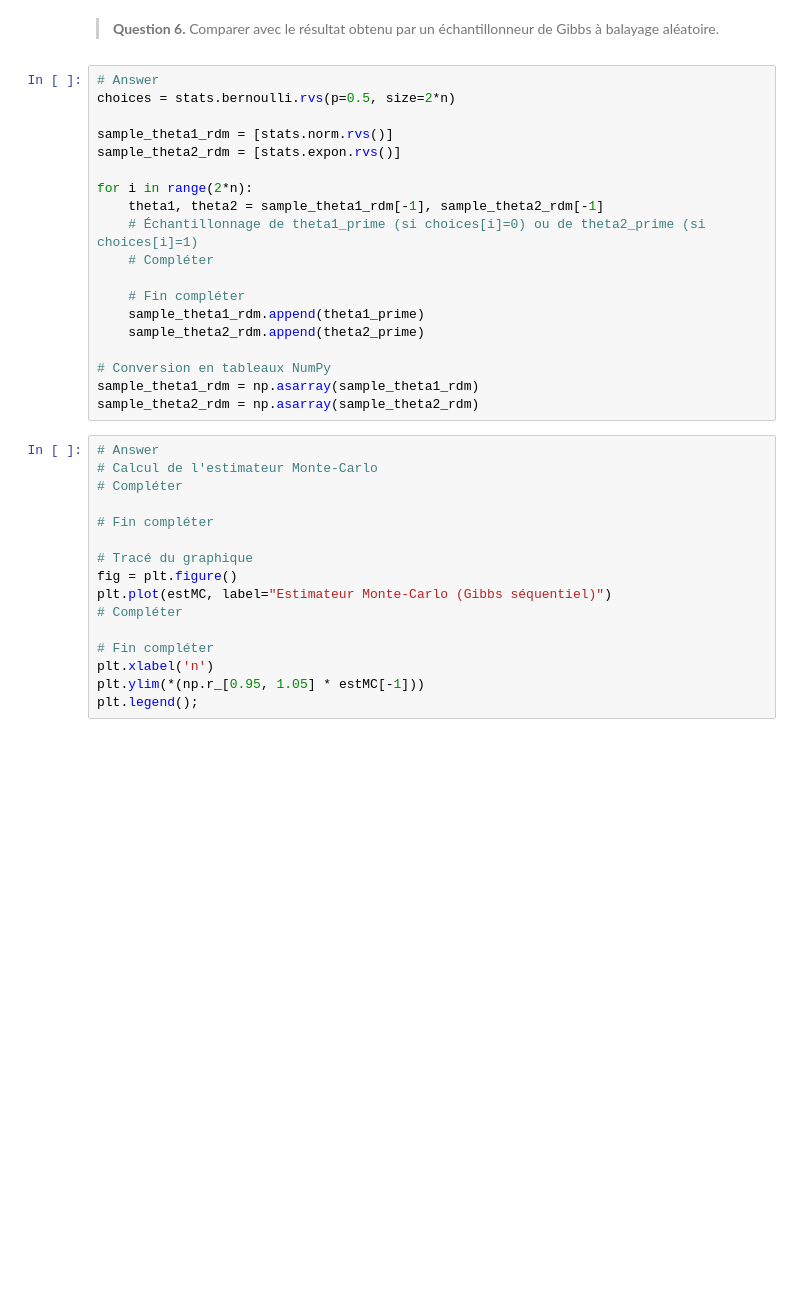
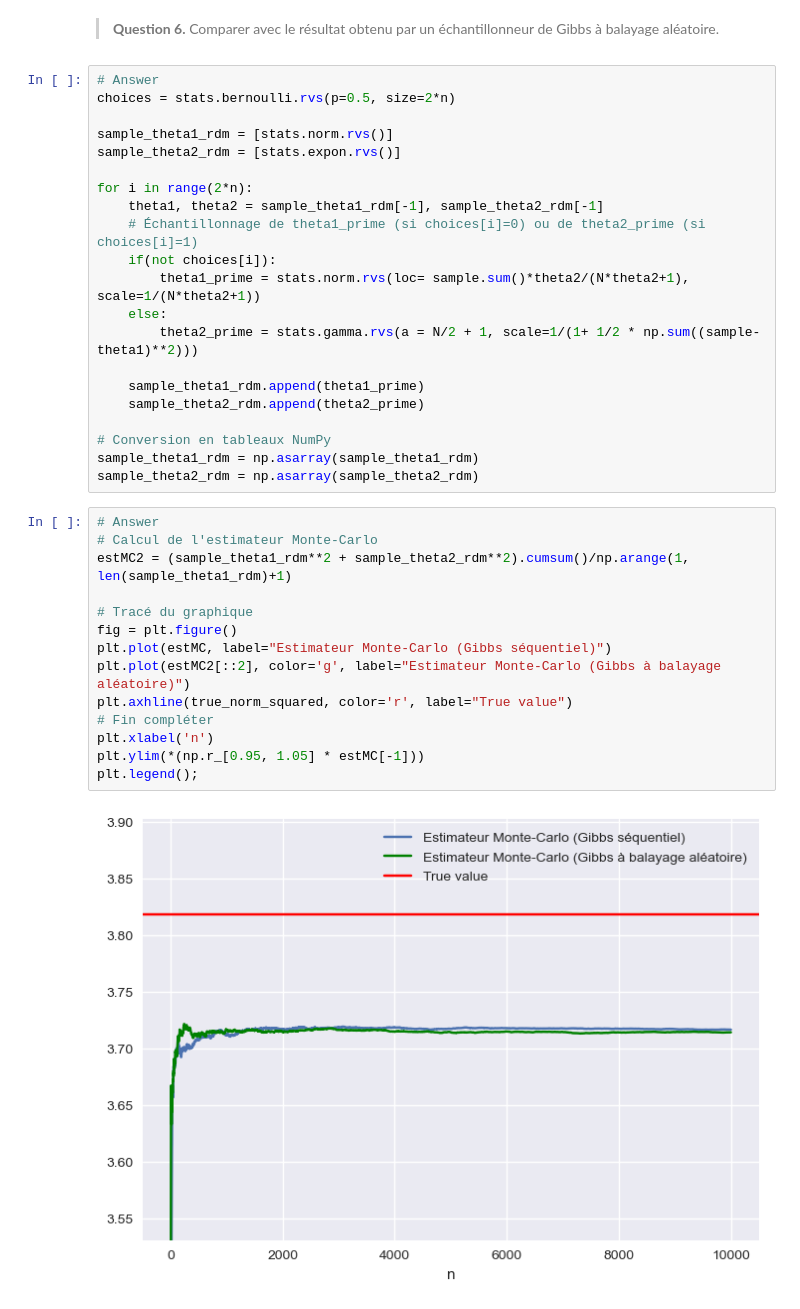
Before and after one commit to PolTibau/Statistique-Computationnelle, a Jupyter notebook: TP/TP4_student.ipynb, the cells around one changed output. Saved outputs shown, nothing was run; the diff lists cells and outputs as text; blank space fills up the shorter version.

```diff
--- a/TP/TP4_student.ipynb
+++ b/TP/TP4_student.ipynb
@@ -381,9 +387,11 @@ sample_theta2_rdm = [stats.expon.rvs()]
 for i in range(2*n):
     theta1, theta2 = sample_theta1_rdm[-1], sample_theta2_rdm[-1]
     # Échantillonnage de theta1_prime (si choices[i]=0) ou de theta2_prime (si choices[i]=1)
-    # Compléter
+    if(not choices[i]):
+        theta1_prime = stats.norm.rvs(loc= sample.sum()*theta2/(N*theta2+1), scale=1/(N*theta2+1))
+    else:
+        theta2_prime = stats.gamma.rvs(a = N/2 + 1, scale=1/(1+ 1/2 * np.sum((sample-theta1)**2)))
 
-    # Fin compléter
     sample_theta1_rdm.append(theta1_prime)
     sample_theta2_rdm.append(theta2_prime)
 
@@ -393,16 +401,16 @@ sample_theta2_rdm = np.asarray(sample_theta2_rdm)
 # %%
 # Answer
 # Calcul de l'estimateur Monte-Carlo
-# Compléter
-
-# Fin compléter
+estMC2 = (sample_theta1_rdm**2 + sample_theta2_rdm**2).cumsum()/np.arange(1, len(sample_theta1_rdm)+1)
 
 # Tracé du graphique
 fig = plt.figure()
 plt.plot(estMC, label="Estimateur Monte-Carlo (Gibbs séquentiel)")
-# Compléter
-
+plt.plot(estMC2[::2], color='g', label="Estimateur Monte-Carlo (Gibbs à balayage aléatoire)")
+plt.axhline(true_norm_squared, color='r', label="True value")
 # Fin compléter
 plt.xlabel('n')
 plt.ylim(*(np.r_[0.95, 1.05] * estMC[-1]))
 plt.legend();
+# %% [output]
+[figure, added]
```
Also changed, not shown: parts of 5 cells of this notebook.
